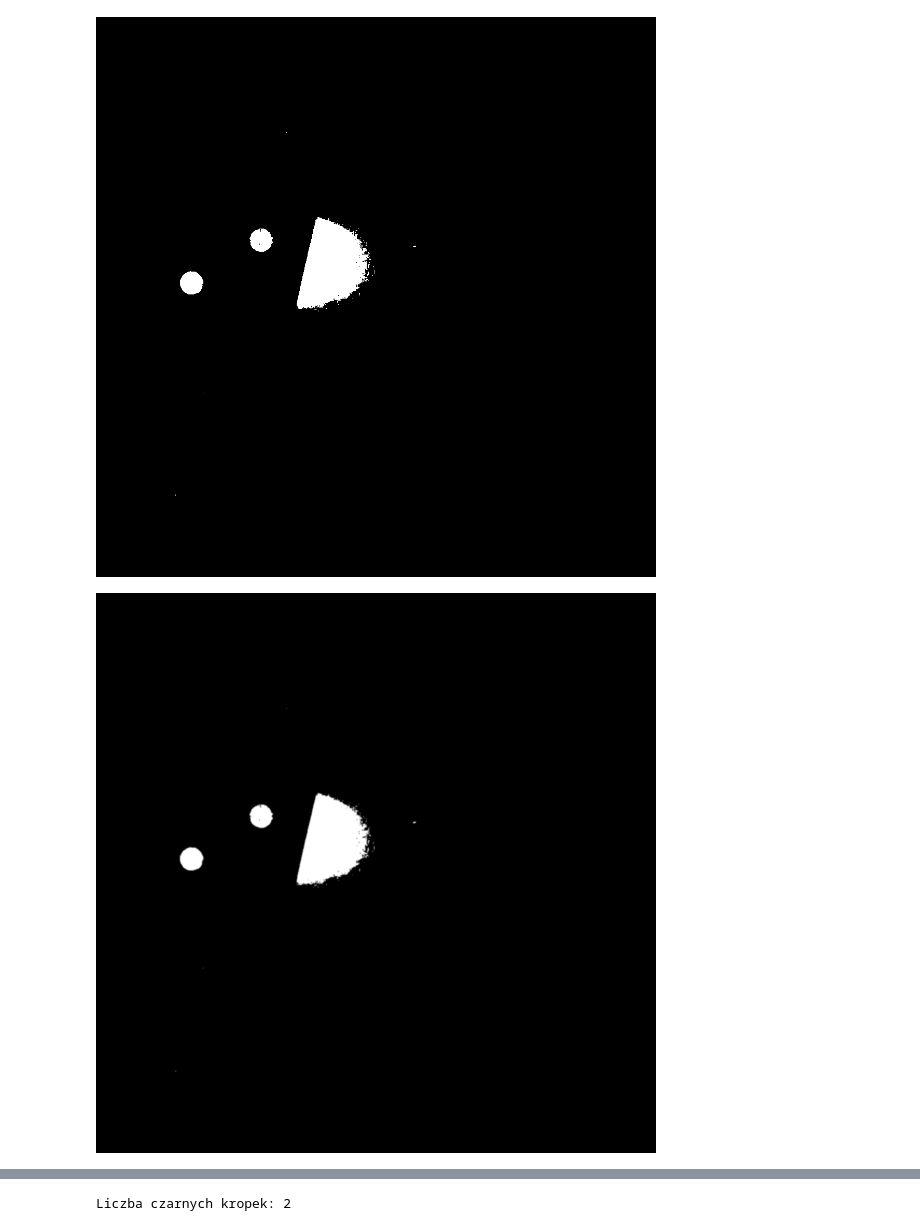
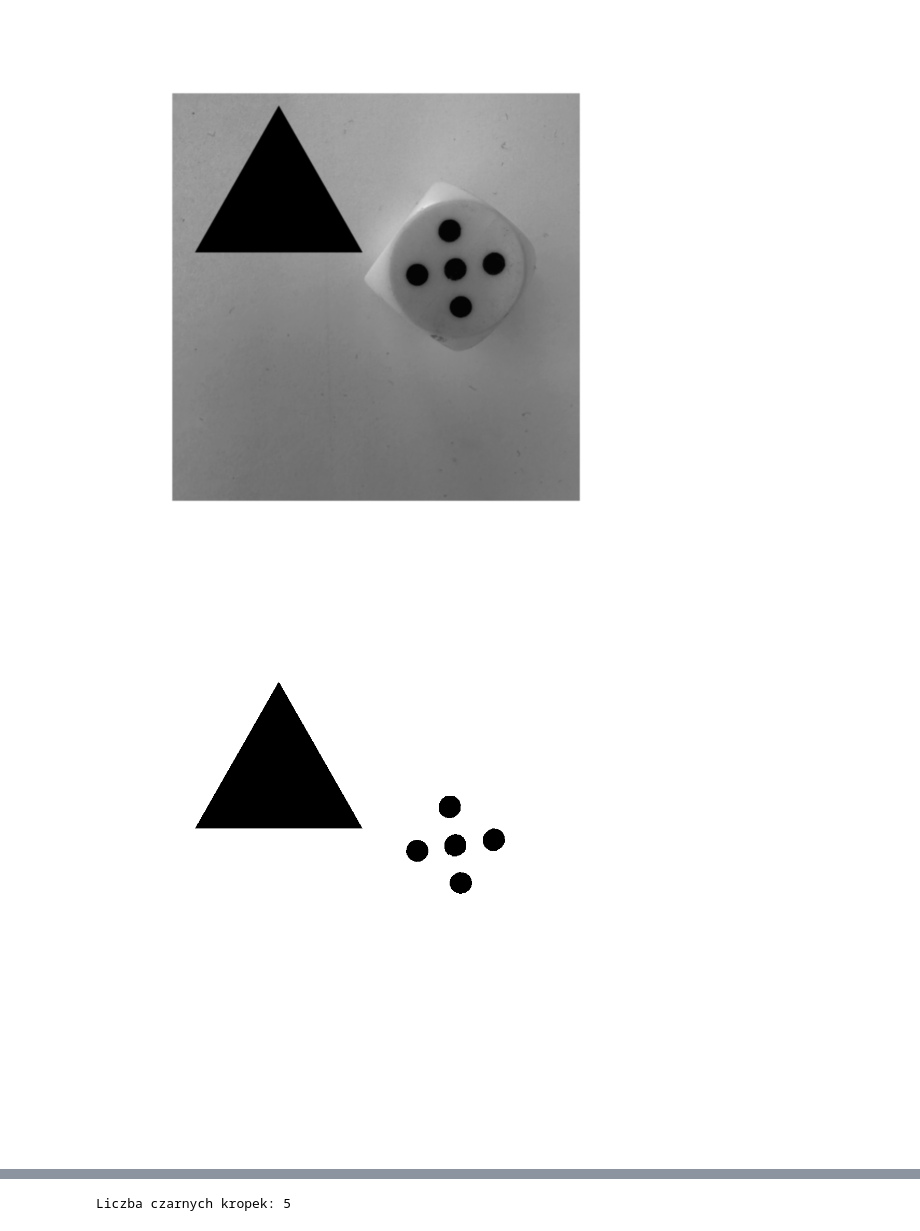
Before and after one commit to dawidstajszczyk/thesis_APO, a Jupyter notebook: image_processing.ipynb, the cells around one changed output, grey strips where cells are left out. Drawn from its saved outputs; the diff is of its cells as text; code cells hidden in the pictures.

```diff
--- a/image_processing.ipynb
+++ b/image_processing.ipynb
@@ -12,16 +12,16 @@ def count_black_dots(image_path):
     # Przekształcenie obrazu na odcienie szarości
     gray = cv2.cvtColor(image, cv2.COLOR_BGR2GRAY)
 
+    # Rozmycie Gaussowskie w celu wygładzenia krawędzi
+    blurred = cv2.GaussianBlur(gray, (5, 5), 0)
+    cv2_imshow(blurred)
+
     # Binaryzacja obrazu (czarne kropki będą miały wartość 0)
-    _, binary = cv2.threshold(gray, 10, 255, cv2.THRESH_BINARY_INV)
+    _, binary = cv2.threshold(gray, 40, 255, cv2.THRESH_BINARY)
     cv2_imshow(binary)
 
-    # Rozmycie Gaussowskie w celu wygładzenia krawędzi
-    blurred = cv2.GaussianBlur(binary, (5, 5), 0)
-    cv2_imshow(blurred)
-
     # Detekcja krawędzi w obrazie
-    edges = cv2.Canny(blurred, 50, 150)
+    edges = cv2.Canny(binary, 50, 150)
     cv2_imshow(edges)
 
     # Zastosowanie dylatacji w celu połączenia ewentualnych przerw w krawędziach
@@ -34,33 +34,33 @@ def count_black_dots(image_path):
 
     # Utworzenie kopii obrazu, na którym będą rysowane kontury czarnych kropek
     dots_image = image.copy()
     cv2.drawContours(dots_image, contours, -1, (0, 255, 0), 2)
 
     # Zliczenie czarnych kropek na podstawie pola powierzchni i kolistości
     black_dot_count = 0
     for contour in contours:
         area = cv2.contourArea(contour)
         if area < 100:  # Minimalna wielkość obszaru, aby uznać go za czarną kropkę
             continue
 
         # Sprawdzenie, czy kontur jest zbliżony do kształtu okręgu
         perimeter = cv2.arcLength(contour, True)
         circularity = 4 * np.pi * area / (perimeter * perimeter)
         if circularity > 0.6:  # Określ próg, powyżej którego uznajemy kształt za okrągły
             cv2.drawContours(dots_image, [contour], -1, (0, 255, 0), 2)
             black_dot_count += 1
 
     # Wyświetlenie obrazu z konturami czarnych kropek
     cv2_imshow(dots_image)
 
     return black_dot_count
 
 # Ścieżka do zdjęcia
-image_path = "/content/Untitled design (1).png"
+image_path = "/content/Untitled design (2).png"
 
 # Zliczenie czarnych kropek
 dots_count = count_black_dots(image_path)
 print("Liczba czarnych kropek:", dots_count)
 # %% [output]
-[figure, old version]
+[figure, new version]
-[figure, old version]
+[figure, new version]
@@ -70 +70 @@ print("Liczba czarnych kropek:", dots_count)
-Liczba czarnych kropek: 2
+Liczba czarnych kropek: 5
```
Also changed, not shown: parts of 2 cells of this notebook.
